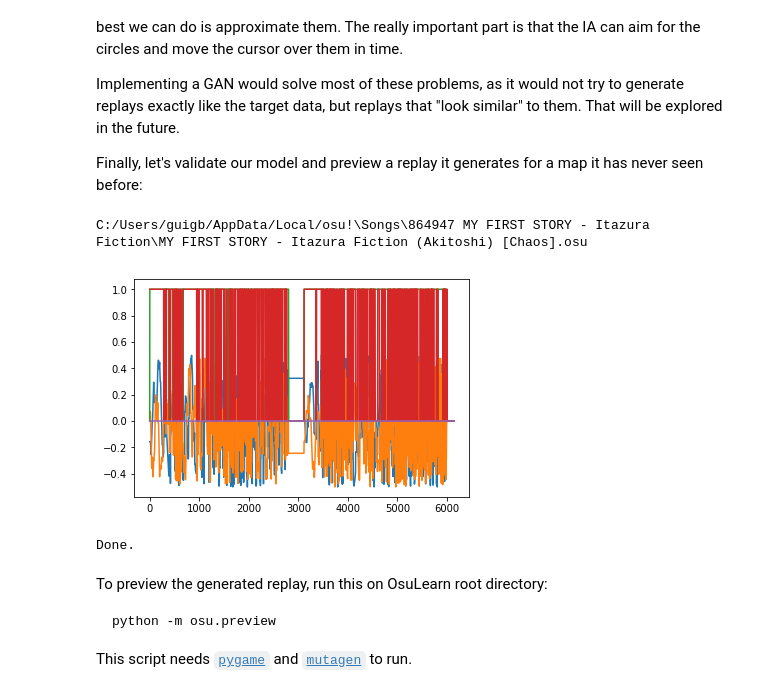
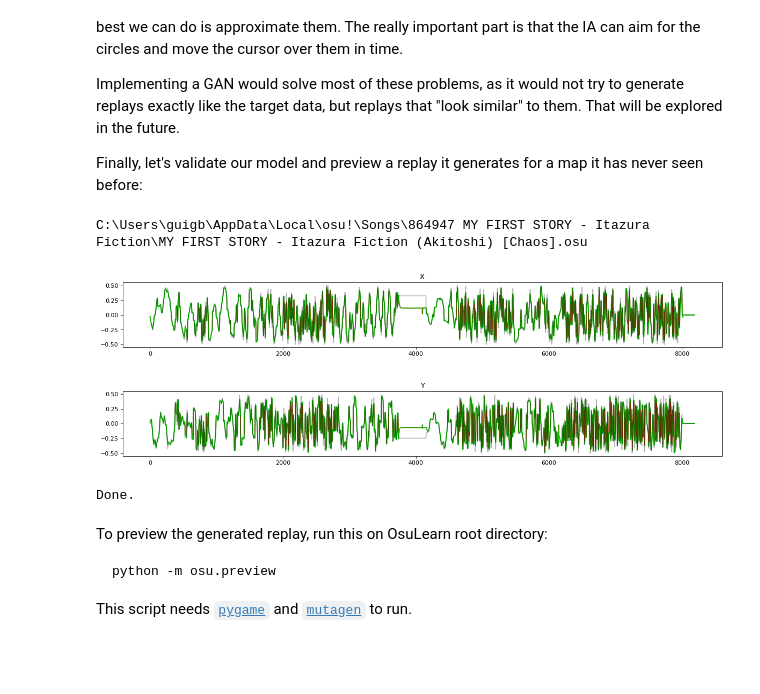
Before and after one commit to GuiBrandt/OsuLearn, a Jupyter notebook: OsuLearn.ipynb, the cells around one changed output. Drawn from its saved outputs; the diff is of its cells as text; code cells hidden in the pictures; blank space fills up the shorter version.

Commit message:
Version 1.0.0 complete, now to the GAN /o/

```diff
--- a/OsuLearn.ipynb
+++ b/OsuLearn.ipynb
@@ -27,7 +27,7 @@ import osulearn.dataset
 >
 > -- <cite>[Wikipedia](https://en.wikipedia.org/wiki/Osu!)</cite>
 # %%
-OSU_FOLDER = "%LocalAppData%/osu!"
+OSU_FOLDER = os.path.join(os.getenv('LocalAppData'), "osu!")
 # %% [markdown]
 ## Objective
 
@@ -204,13 +208,13 @@ def plot_error_colormapped_axis_position(target, predicted, axis):
 
     fig.gca().plot(target[:,axis], color='black', alpha=0.3)
     cmap = LinearSegmentedColormap.from_list("", [(0, 0.8, 0), (0.8, 0, 0)])
-    time = np.linspace(0, osulearn.dataset.BATCH_LENGTH, osulearn.dataset.BATCH_LENGTH)
+    time = np.linspace(0, len(predicted), len(predicted))
     pos = predicted[:,axis]
     diff = np.absolute(target[:,axis] - predicted[:,axis])
     points = np.array([time, pos]).T.reshape(-1,1,2)
     segments = np.concatenate([points[:-2],points[1:-1], points[2:]], axis=1)
 
-    norm = plt.Normalize(0, 0.1)
+    norm = plt.Normalize(diff.min(), diff.max())
 
     lc = LineCollection(segments, cmap=cmap, norm=norm)
     lc.set_array(diff)
@@ -262,22 +266,33 @@ Finally, let's validate our model and preview a replay it generates for a map it
 # %%
 BEATMAPS_FOLDER = os.path.join(OSU_FOLDER, 'Songs')
 BEATMAP = glob.glob(BEATMAPS_FOLDER + "\\**\\*Itazura Fiction*Akitoshi*Chaos*.osu")[0]
 print(BEATMAP)
 
+# Load beatmap data
 beatmap = osu.rulesets.beatmap.load(BEATMAP)
 data = osulearn.dataset.input_data(beatmap)
 data = np.reshape(data.values, (-1, osulearn.dataset.BATCH_LENGTH, len(osulearn.dataset.INPUT_FEATURES)))
 
-plt.plot(np.concatenate(data))
-plt.show()
-
+# Generate AI replay
 predicted = model.predict(data)
 
-np.save('osu/replay.npy', np.concatenate(predicted))
+# Plot both
+plot_info(np.concatenate(data), np.concatenate(predicted))
+
+# Save
+beatmap_name = beatmap['Title'] + ' (' + beatmap['Creator'] + ') [' + beatmap['Version'] + ']'
+replay_data = np.concatenate(predicted)
+
+if not os.path.exists('.generated'):
+    os.makedirs('.generated')
+
+np.save('.generated\\' + beatmap_name + '.npy', replay_data)
+
 print("Done.")
 # %% [output]
-C:/Users/guigb/AppData/Local/osu!\Songs\864947 MY FIRST STORY - Itazura Fiction\MY FIRST STORY - Itazura Fiction (Akitoshi) [Chaos].osu
+C:\Users\guigb\AppData\Local\osu!\Songs\864947 MY FIRST STORY - Itazura Fiction\MY FIRST STORY - Itazura Fiction (Akitoshi) [Chaos].osu
-[figure, old version]
+[figure, new version]
+[figure, added]
 Done.
 # %% [markdown]
 To preview the generated replay, run this on OsuLearn root directory:
```
Also changed, not shown: parts of 6 cells of this notebook, 7 other files.
